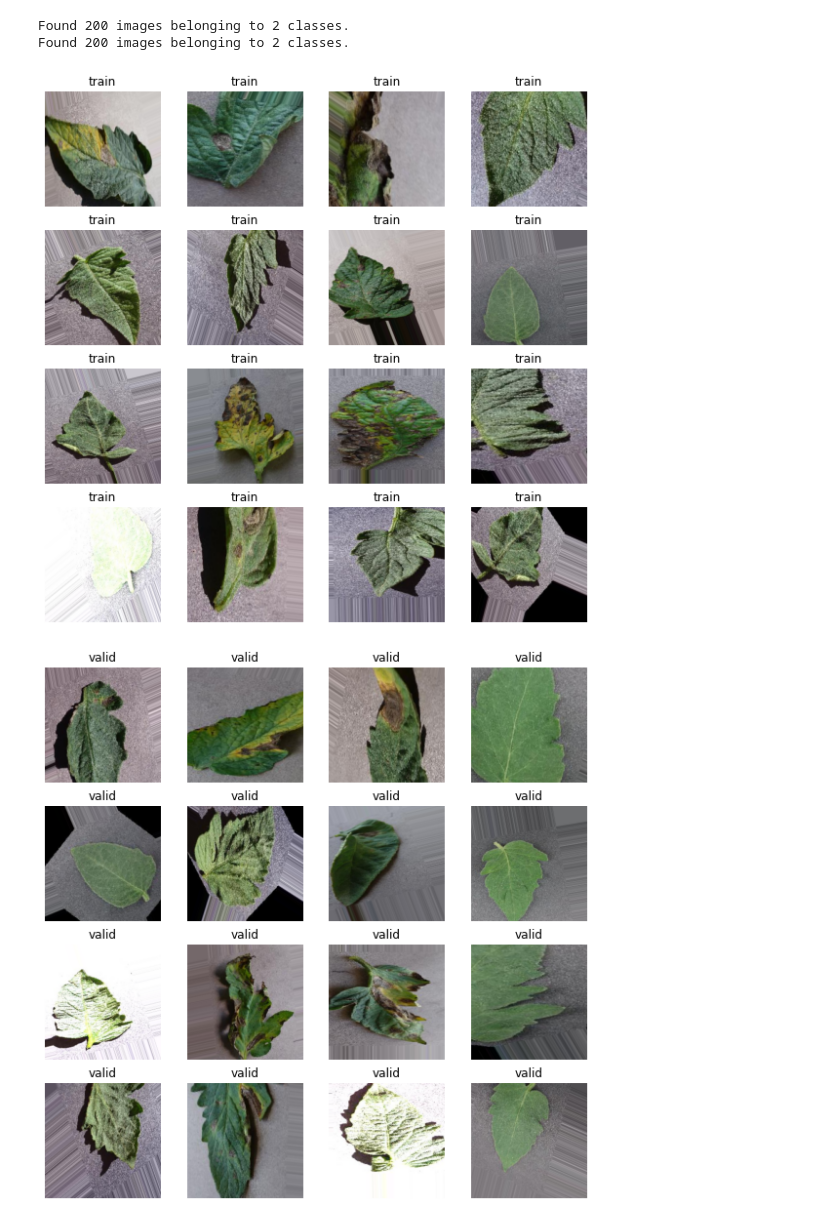
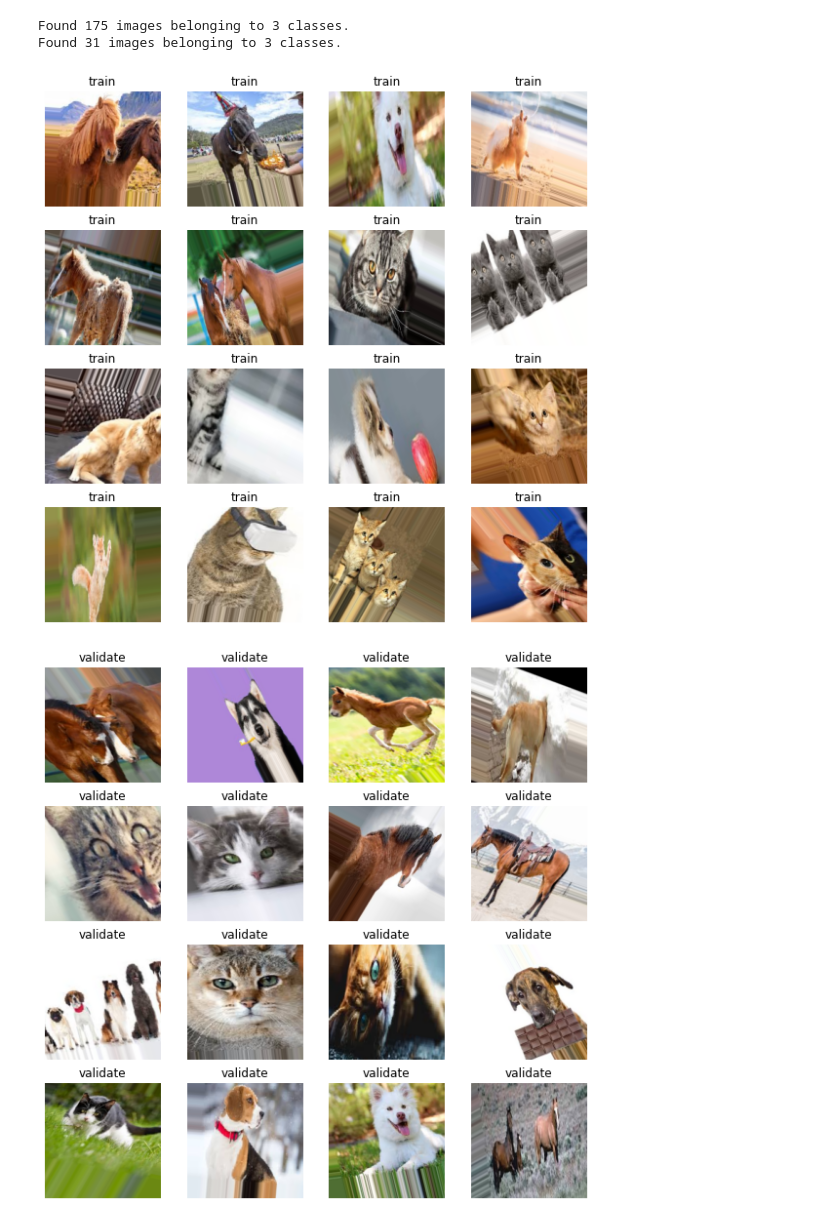
Before and after one commit to thanatath/Image_Processing_CLass_65, a Jupyter notebook: Activity#10/main.ipynb, the cells around one changed output. Cells and saved outputs as stored; diff of their text form; code cells hidden in the pictures.

```diff
--- a/Activity#10/main.ipynb
+++ b/Activity#10/main.ipynb
@@ -56,26 +62,26 @@ _________________________________________________________________
 # %%
 seed_value = 42
 # Image generator
 
 datagen = ImageDataGenerator(rescale=1./255, validation_split=0.2,rotation_range=30, width_shift_range=0.2, height_shift_range=0.2, horizontal_flip=True, zoom_range=0.5,shear_range=0.15,fill_mode='nearest')
 #Generate training and validation data
 
-train_generator = datagen.flow_from_directory( './train/', target_size=(224,224), batch_size=16, class_mode='categorical',color_mode='rgb' , seed=seed_value,shuffle=True)
-val_generator = datagen.flow_from_directory( './valid/', target_size=(224,224), batch_size=16, class_mode='categorical',color_mode='rgb' , seed=seed_value,shuffle=True)
+train_generator = datagen.flow_from_directory( './Cat_Dog_Horse/train/', target_size=(224,224), batch_size=32, class_mode='categorical',color_mode='rgb' , seed=seed_value,shuffle=True)
+val_generator = datagen.flow_from_directory( './Cat_Dog_Horse/validate/', target_size=(224,224), batch_size=16, class_mode='categorical',color_mode='rgb' , seed=seed_value,shuffle=True)
 def preview_image(datagen):
     x,y = datagen.next()
     plt.figure(figsize=(10,10))
     for j in range(0,16):
         plt.subplot(4,4,j+1)
         plt.imshow(x[j])
-        plt.title(str(datagen.directory).split('/')[1])
+        plt.title(str(datagen.directory).split('/')[2])
         plt.axis('off')
     plt.show()
 
 preview_image(train_generator) #Preview training images
 preview_image(val_generator) #Preview validation images
 # %% [output]
-Found 200 images belonging to 2 classes.
-Found 200 images belonging to 2 classes.
+Found 175 images belonging to 3 classes.
+Found 31 images belonging to 3 classes.
-[figure, old version]
+[figure, new version]
-[figure, old version]
+[figure, new version]
```
Also changed, not shown: parts of 9 cells of this notebook, 1 other file.
